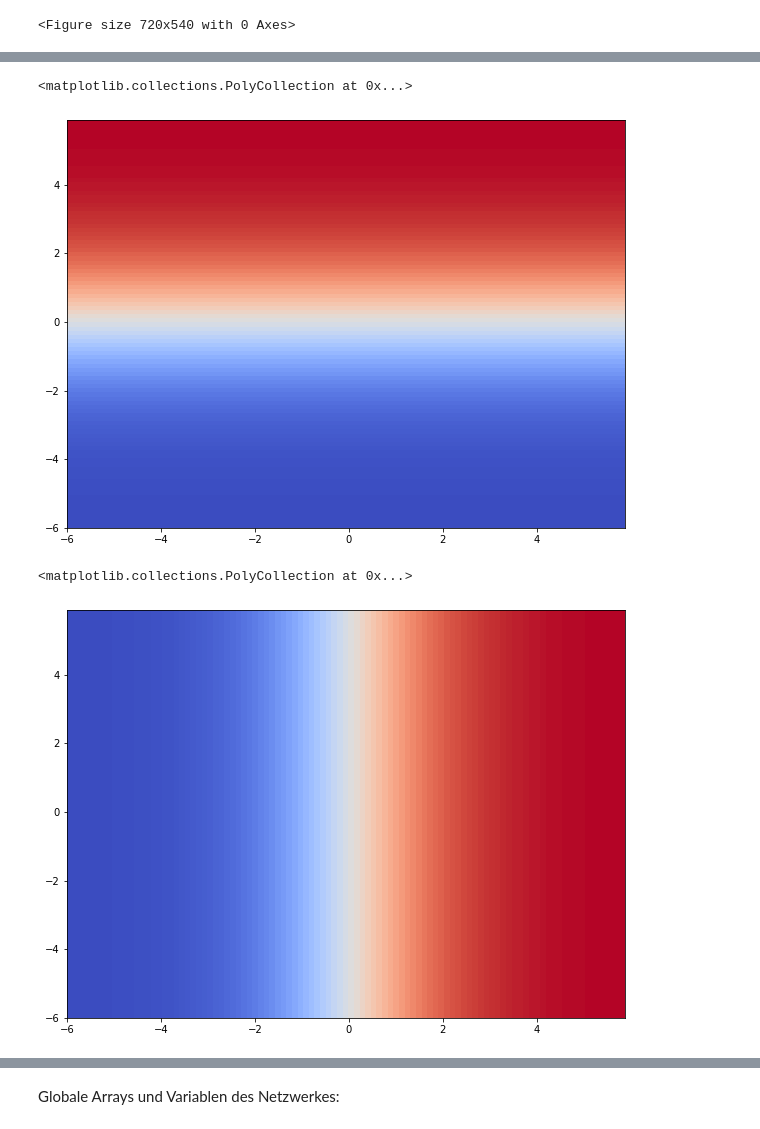
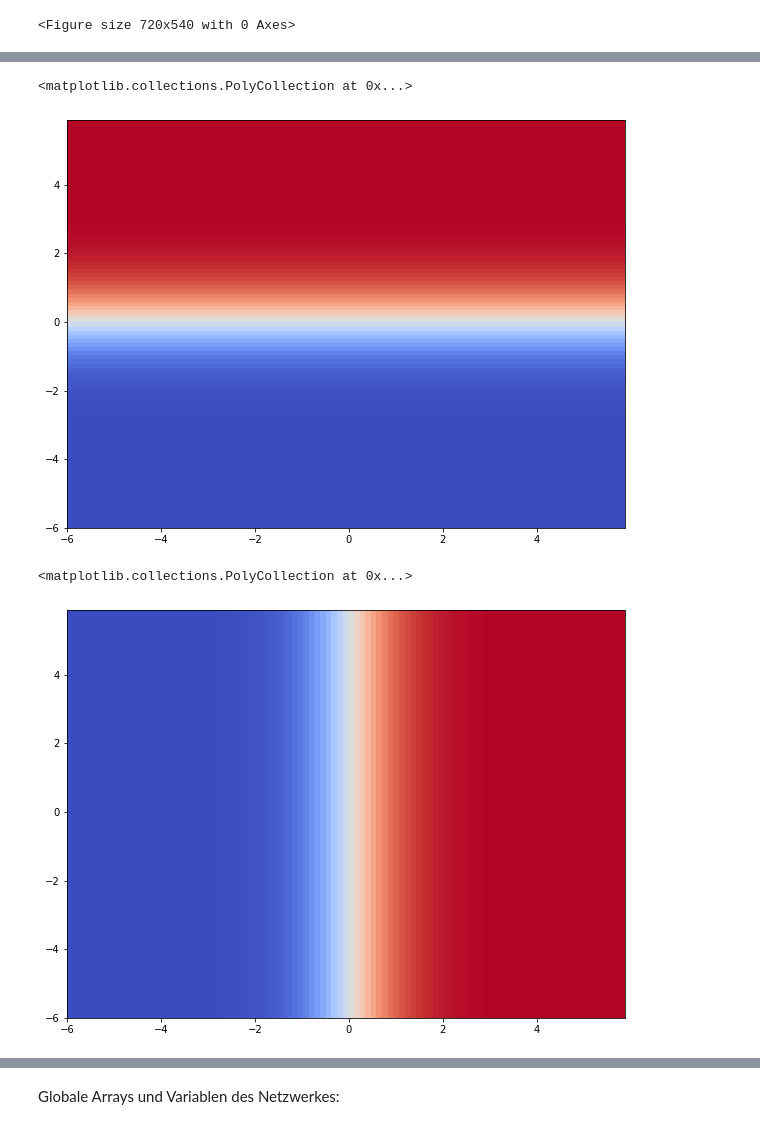
Before and after one commit to schmuecker/machine-learning-course, a Jupyter notebook: Deep Learning/01 backpropagation/01 MLP.ipynb, the cells around one changed output, grey strips where cells are left out. Drawn from its saved outputs; the diff is of its cells as text; code cells hidden in the pictures.

```diff
--- a/Deep Learning/01 backpropagation/01 MLP.ipynb
+++ b/Deep Learning/01 backpropagation/01 MLP.ipynb
@@ -78,43 +78,43 @@ weights_in = np.array([weights_x, weights_y])
 # Sigmoid (vektorisiert)
 def sigmoid(z):
     """The sigmoid function."""
-    return 1.0/(1.0+np.exp(-z))
+    #return 1.0/(1.0+np.exp(-z))
     #tanH nur für Aufgabe 3 benötigt Anpassung in evaluate
-    #return np.tanh(z)
+    return np.tanh(z)
 
 def feedforward(a):
     """Return the output of the network if ``a`` is input."""
     a = sigmoid(np.dot(weights_in, a))
     return a
 
 xGitter = np.zeros((100,100))
 yGitter = np.zeros((100,100))
 outputs_gitter = np.zeros((100, 100, 2))
 xIndex = 0
 yIndex = 0
 h = 12/100
 for x in np.arange(-6,6,h):
     for y in np.arange(-6,6,h):
         input = feedforward([x,y])
         xGitter[xIndex][yIndex] = input[0]
         yGitter[xIndex][yIndex] = input[1]
         outputs_gitter[xIndex][yIndex] = input
         yIndex += 1
     yIndex = 0
     xIndex += 1
 
 
 xx, yy = np.meshgrid(np.arange(-6,6,h), np.arange(-6,6,h))
 
 plt.pcolor(xx, yy, xGitter, alpha=1.0, cmap='coolwarm')
 # %% [output]
 <matplotlib.collections.PolyCollection at 0x...>
-[figure, old version]
+[figure, new version]
 # %%
 plt.pcolor(xx, yy, yGitter, alpha=1.0, cmap='coolwarm')
 # %% [output]
 <matplotlib.collections.PolyCollection at 0x...>
-[figure, old version]
+[figure, new version]
 # %%
 # 1.6
 
```
Also changed, not shown: parts of 8 cells of this notebook.
